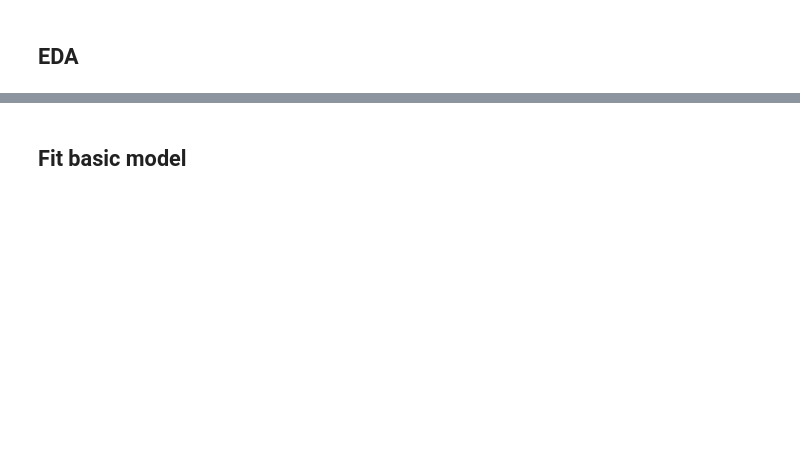
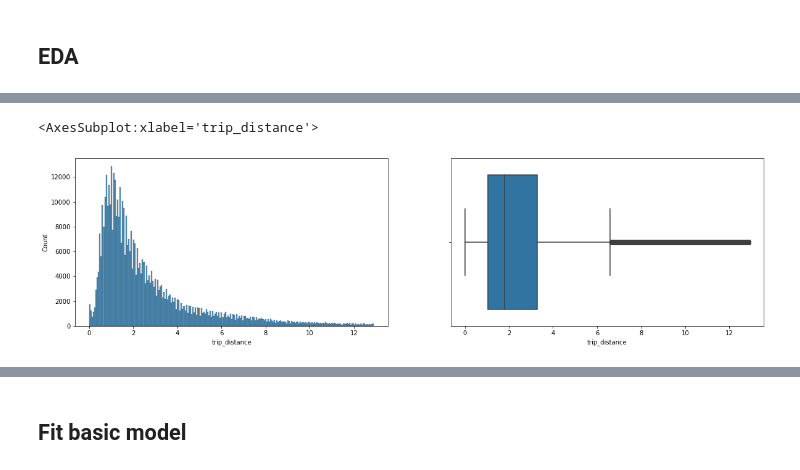
Before and after one commit to tawiwut-cha/nyc_cabs_draft, a Jupyter notebook: green.ipynb, the cells around one changed output, grey strips where cells are left out. Drawn from its saved outputs; the diff is of its cells as text; code cells hidden in the pictures; blank space fills up the shorter version.

```diff
--- a/green.ipynb
+++ b/green.ipynb
@@ -132,0 +304,8 @@ df_basic_sample = df_basic.sample(n=10000, random_state=9)
+# %%
+# trip distance after removing zeros and outliers
+plt.figure(figsize=(20,5))
+plt.subplot(121); sns.histplot(data=df, x='trip_distance')
+plt.subplot(122); sns.boxplot(data=df, x='trip_distance')
+# %% [output]
+<AxesSubplot:xlabel='trip_distance'>
+[figure, added]
```
Also changed, not shown: parts of 20 cells of this notebook.
